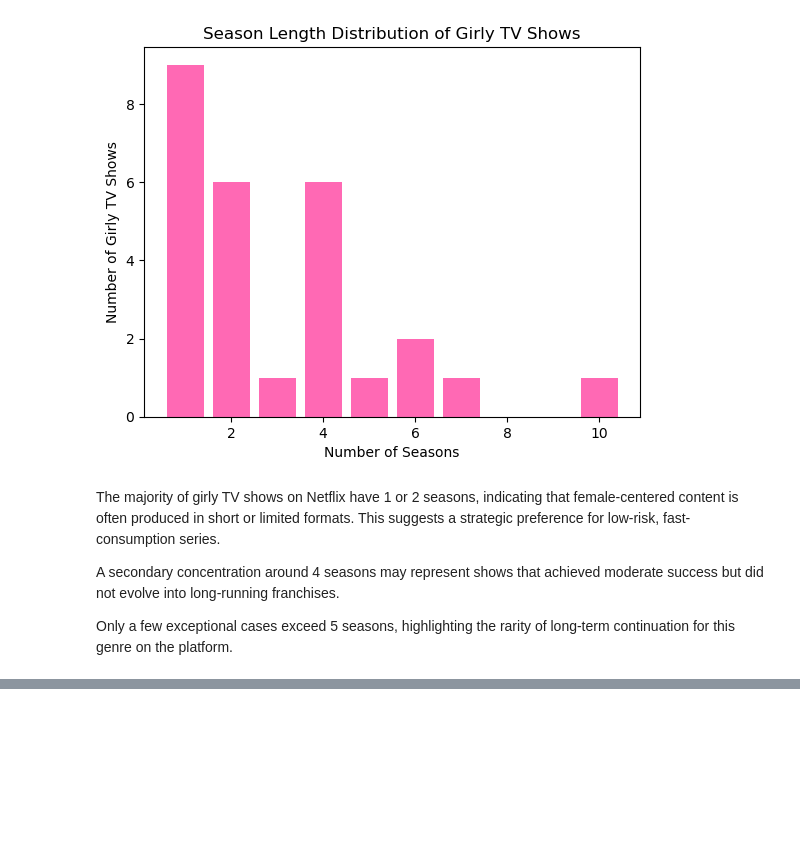
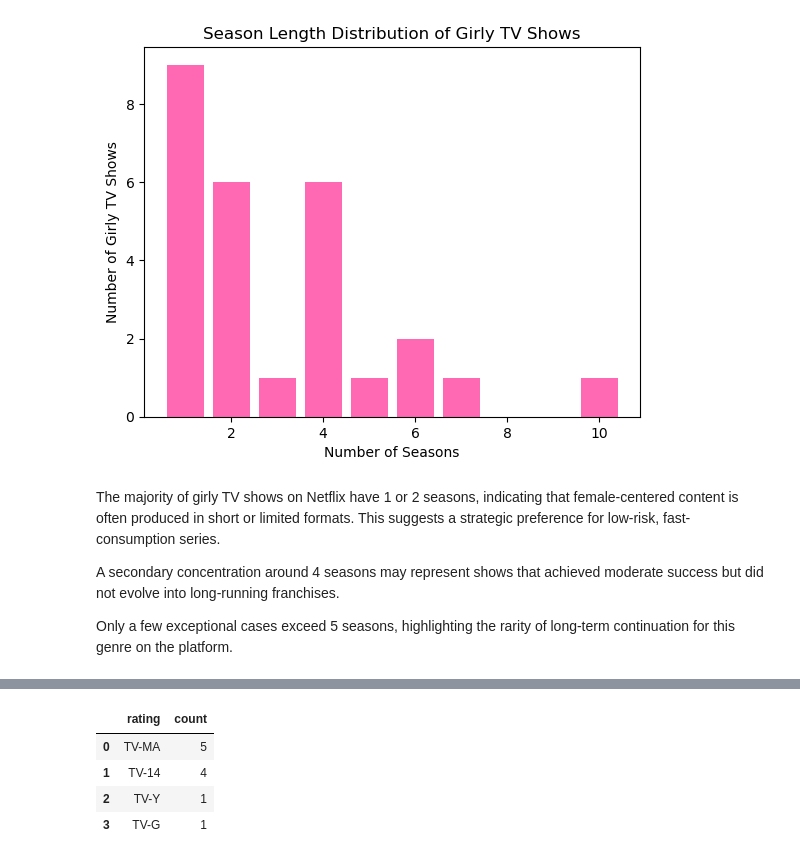
Before and after one commit to nesli10/netflix-girly-shows-analysis, a Jupyter notebook: notebooks/01_data_overview.ipynb, the cells around one changed output, grey strips where cells are left out. Drawn from its saved outputs; the diff is of its cells as text; code cells hidden in the pictures; blank space fills up the shorter version.

```diff
--- a/notebooks/01_data_overview.ipynb
+++ b/notebooks/01_data_overview.ipynb
@@ -637,0 +646,16 @@ long-term continuation for this genre on the platform.
+# %%
+rating_distribution = (
+    girly_female_led[girly_female_led["is_girly_final"] == True]
+    ["rating"]
+    .value_counts()
+    .reset_index()
+)
+
+rating_distribution.columns = ["rating", "count"]
+rating_distribution
+# %% [output]
+|  | rating | count |
+| 0 | TV-MA | 5 |
+| 1 | TV-14 | 4 |
+| 2 | TV-Y | 1 |
+| 3 | TV-G | 1 |
```
Also changed, not shown: parts of 4 cells of this notebook.
